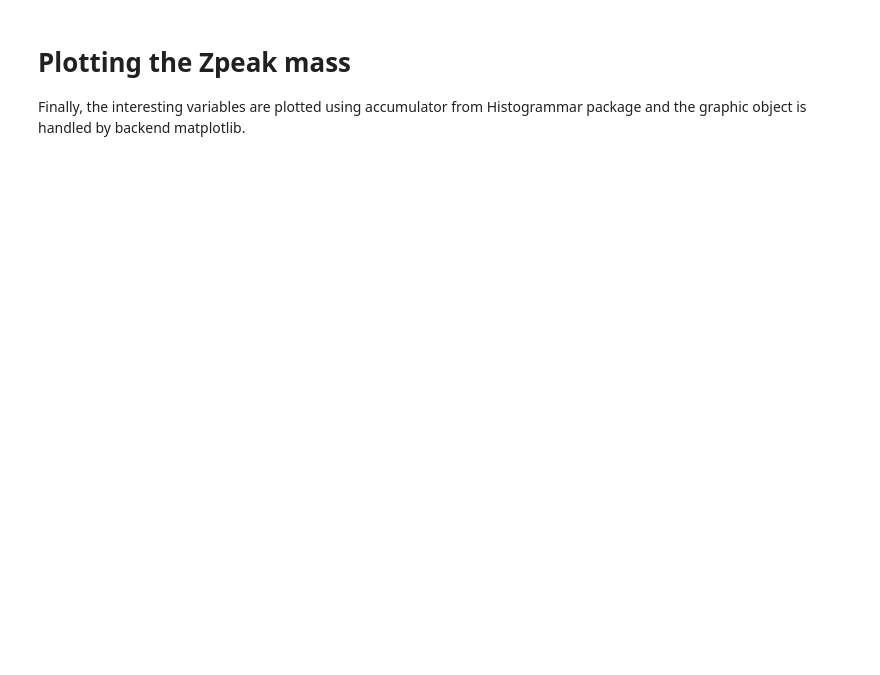
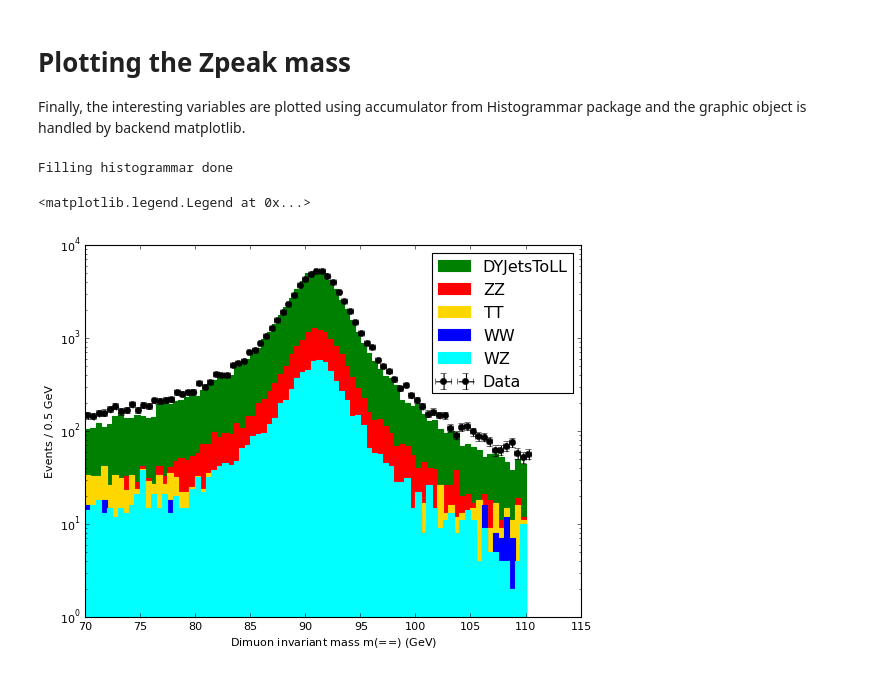
Before and after one commit to khurtado/PadovaBIGDATA, a Jupyter notebook: Docker/dev/notebooks/Zpeak_Nanoaod-SPARK.ipynb, the cells around one changed output. Drawn from its saved outputs; the diff is of its cells as text; code cells hidden in the pictures; blank space fills up the shorter version.

```diff
--- a/Docker/dev/notebooks/Zpeak_Nanoaod-SPARK.ipynb
+++ b/Docker/dev/notebooks/Zpeak_Nanoaod-SPARK.ipynb
@@ -332,8 +410,11 @@ DF.where( (col("Dimuon.mass") > 70) & (col("Dimuon.mass") < 110) & (DF["sample"]
 Finally, the interesting variables are plotted using accumulator from Histogrammar package and the graphic object is handled by backend matplotlib.
 # %%
 # Load libraries, and append histogrammar functionalities to dataframe
+
+#%matplotlib inline
+import matplotlib
+matplotlib.use('Agg')
 import matplotlib.pyplot as plt
-%matplotlib inline
 import histogrammar as hg
 import histogrammar.sparksql
 import numpy as np
@@ -359,31 +440,36 @@ bulkHisto = hg.Categorize(quantity = DF['sample'], value = plots)
 # Fill from spark
 bulkHisto.fillsparksql(df=DF)
 print 'Filling histogrammar done'
+# %% [output]
+Filling histogrammar done
 # %%
 # variable for plotting
 VARIABLE = 'InvMass'
 
 fig = plt.figure(num=None, figsize=(8, 6), dpi=80, facecolor='w', edgecolor='k')
 
 aHisto   = bulkHisto("SingleMuon")(VARIABLE)
 nBins    = len(aHisto.values)
 edges    = np.linspace(aHisto.low, aHisto.high, nBins + 1)
 width    = (aHisto.high - aHisto.low) / nBins
 
 plotVals = {}
 for k in ['DYJetsToLL','ZZ','TT','WW','WZ']:
     #plotVals[k] = [x.toJson()['data']*0.19 for x in bulkHisto(k)(VARIABLE).values]
-    plotVals[k] = [x.sum*0.19 for x in bulkHisto(k)(VARIABLE).values]
+    plotVals[k] = [x.sum for x in bulkHisto(k)(VARIABLE).values]
     plt.bar(edges[:-1], plotVals[k], width=width, label=k, color=samples[k]['color'], edgecolor=samples[k]['color'], fill=True, log=True)
 
 xdata   = np.linspace(aHisto.low+0.5*width, aHisto.high+0.5*width, nBins)
 #ydata   = [x.toJson()['data'] for x in bulkHisto('SingleMuon')(VARIABLE).values]
 ydata   = [x.sum for x in bulkHisto('SingleMuon')(VARIABLE).values]
 yerror  = [x**0.5 for x in ydata]
 
 plt.errorbar(xdata, ydata, fmt='ko', label="Data", xerr=width/2, yerr=yerror, ecolor='black')
 
 plt.xlabel('Dimuon invariant mass m($\mu\mu$) (GeV)')
 plt.ylabel('Events / 0.5 GeV')
 #plt.yscale('log')
 plt.legend(loc='upper right', fontsize='x-large', )
+# %% [output]
+<matplotlib.legend.Legend at 0x...>
+[figure, added]
```
Also changed, not shown: parts of 10 cells of this notebook, 1 other file.
